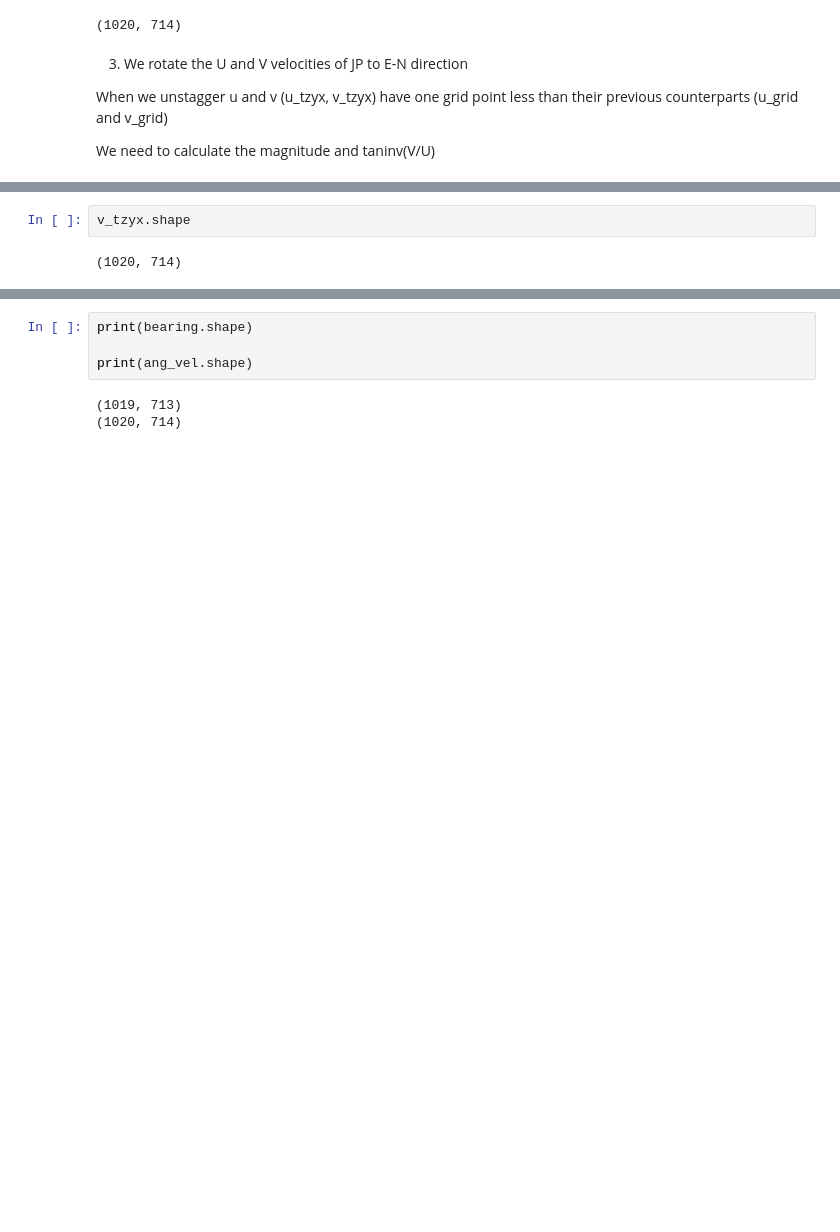
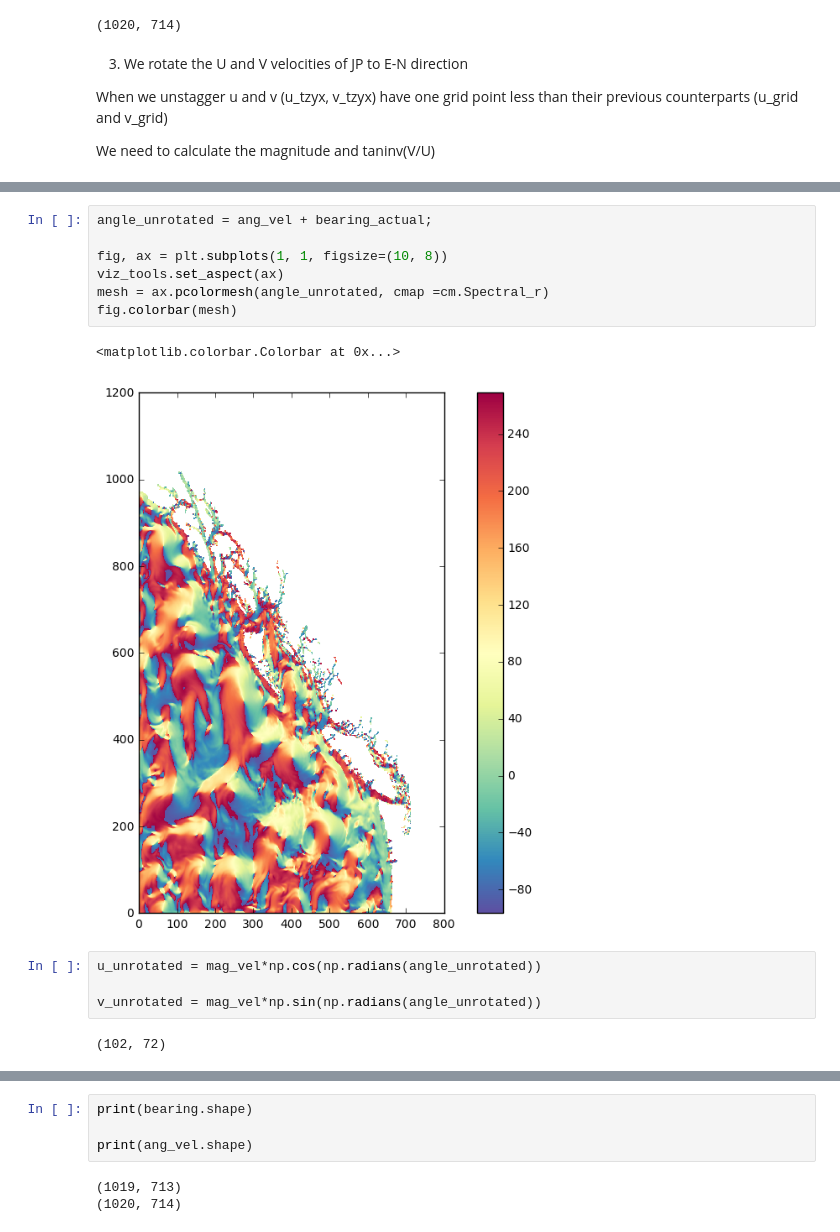
Before and after one commit to UBC-MOAD/wcvi, a Jupyter notebook: grid/Grid_transformation.ipynb, the cells around one changed output, grey strips where cells are left out. Saved outputs shown, nothing was run; the diff lists cells and outputs as text; blank space fills up the shorter version.

Commit message:
Plotted the unrotated u and v vel of JP

```diff
--- a/grid/Grid_transformation.ipynb
+++ b/grid/Grid_transformation.ipynb
@@ -248,4 +249,16 @@ ValueError: x and y arrays must be equal in length along interpolation axis.
-# %%
-v_tzyx.shape
-# %% [output]
-(1020, 714)
+# %%
+angle_unrotated = ang_vel + bearing_actual;
+
+fig, ax = plt.subplots(1, 1, figsize=(10, 8))
+viz_tools.set_aspect(ax)
+mesh = ax.pcolormesh(angle_unrotated, cmap =cm.Spectral_r)
+fig.colorbar(mesh)
+# %% [output]
+<matplotlib.colorbar.Colorbar at 0x...>
+[figure, added]
+# %%
+u_unrotated = mag_vel*np.cos(np.radians(angle_unrotated))
+
+v_unrotated = mag_vel*np.sin(np.radians(angle_unrotated))
+# %% [output]
+(102, 72)
```
Also changed, not shown: parts of 5 cells of this notebook.
